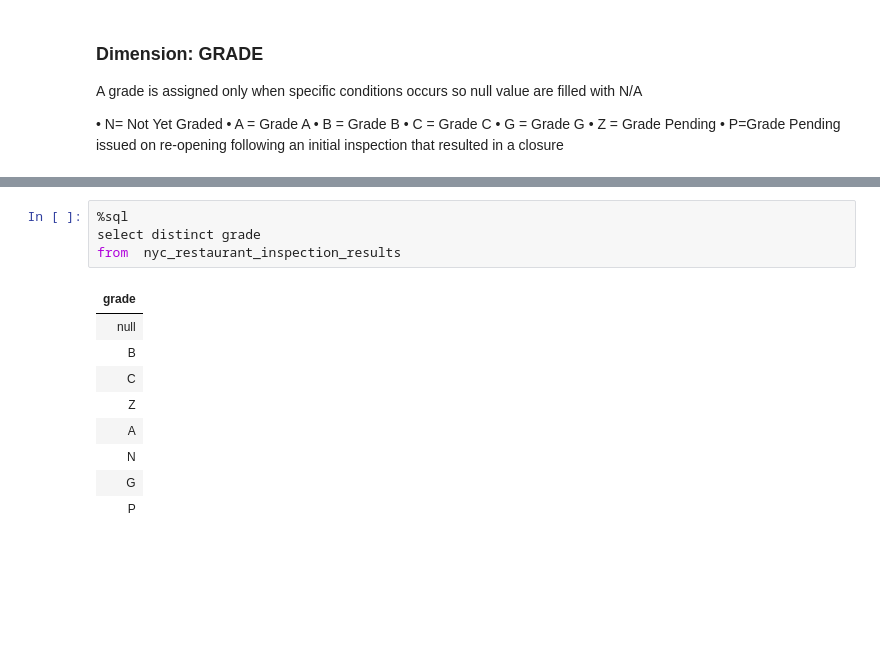
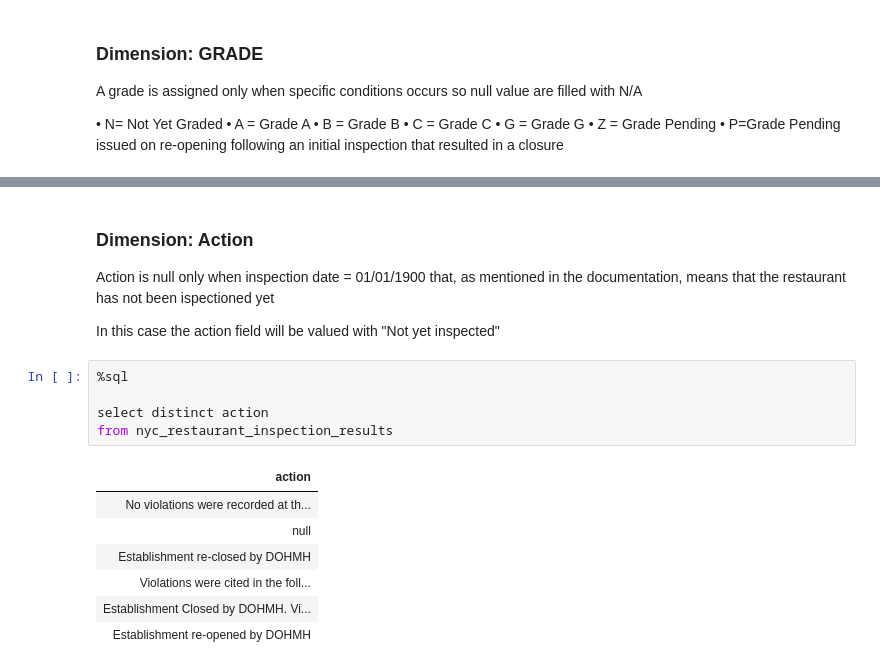
Before and after one commit to airaghidavide/NYCRestaurantsInspections, a Jupyter notebook: Restaurants_Inspections.ipynb, the cells around one changed output, grey strips where cells are left out. Saved outputs shown, nothing was run; the diff lists cells and outputs as text; blank space fills up the shorter version.

```diff
--- a/Restaurants_Inspections.ipynb
+++ b/Restaurants_Inspections.ipynb
@@ -312,14 +528,18 @@ A grade is assigned only when specific conditions occurs so null value are fille
+# %% [markdown]
+### Dimension: Action
+Action is null only when inspection date = 01/01/1900 that, as mentioned in the documentation, means that the restaurant has not been ispectioned yet
+
+In this case the action field will be valued with "Not yet inspected"
 # %%
 %sql
-select distinct grade
-from  nyc_restaurant_inspection_results
+
+select distinct action
+from nyc_restaurant_inspection_results
 # %% [output]
-| grade |
+| action |
+| No violations were recorded at th... |
 | null |
-| B |
-| C |
-| Z |
-| A |
-| N |
-| G |
-| P |
+| Establishment re-closed by DOHMH |
+| Violations were cited in the foll... |
+| Establishment Closed by DOHMH. Vi... |
+| Establishment re-opened by DOHMH |
```
Also changed, not shown: parts of 50 cells of this notebook.
